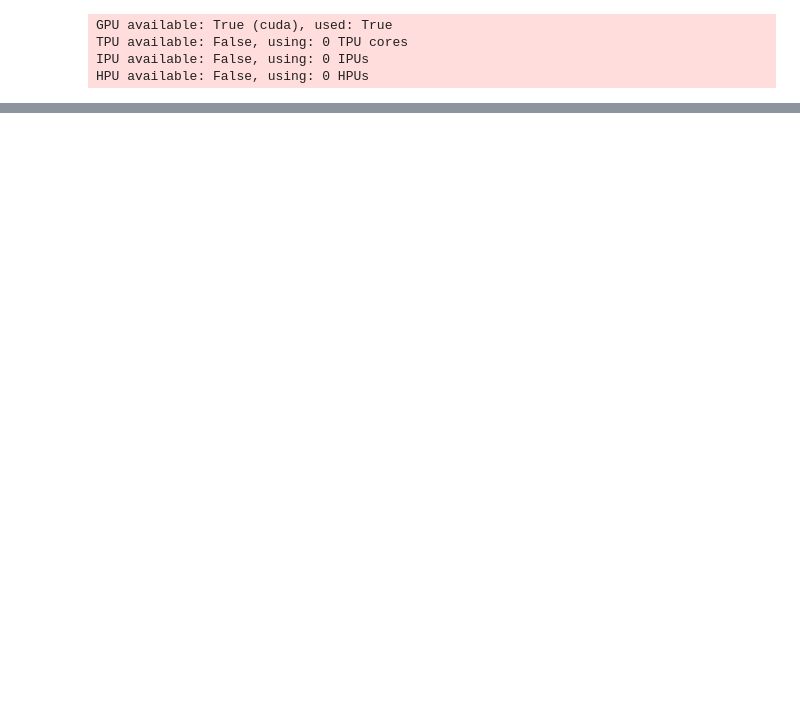
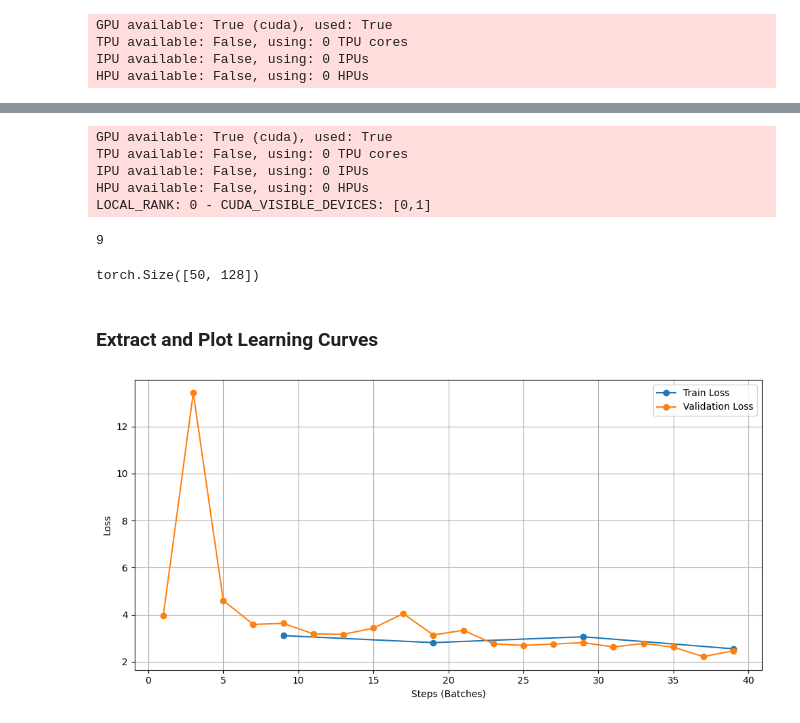
Before and after one commit to mxagar/tool_guides, a Jupyter notebook: pytorch_lightning/02_Lightning_SimCLR.ipynb, the cells around one changed output, grey strips where cells are left out. Drawn from its saved outputs; the diff is of its cells as text; code cells hidden in the pictures; blank space fills up the shorter version.

```diff
--- a/pytorch_lightning/02_Lightning_SimCLR.ipynb
+++ b/pytorch_lightning/02_Lightning_SimCLR.ipynb
@@ -666,0 +810,80 @@ LOCAL_RANK: 0 - CUDA_VISIBLE_DEVICES: [0,1]
+# %%
+# Also, it is possible to use the forward() and the predict_step() functions
+# of the LitSimCLR from the Trainer
+# NOTE that predict_step() is called
+trainer = pl.Trainer()
+predictions = trainer.predict(model=lit_simclr, dataloaders=test_loader)
+# %% [output]
+GPU available: True (cuda), used: True
+TPU available: False, using: 0 TPU cores
+IPU available: False, using: 0 IPUs
+HPU available: False, using: 0 HPUs
+LOCAL_RANK: 0 - CUDA_VISIBLE_DEVICES: [0,1]
+# %%
+# Number of batches
+len(predictions)
+# %% [output]
+9
+# %%
+# Batch 0, all outputs from Autoencoder: (B, 28*28)
+# NOTE that in this implementation the images were not resized to 28x28
+predictions[0].shape
+# %% [output]
+torch.Size([50, 128])
+# %% [markdown]
+### Extract and Plot Learning Curves
+# %%
+def get_latest_version(log_dir="lightning_logs"):
+    versions = [d for d in os.listdir(log_dir) if os.path.isdir(os.path.join(log_dir, d)) and d.startswith("version_")]
+    versions = sorted(versions, key=lambda s: int(s.split("_")[1]))
+    return versions[-1] if versions else None
+
+def get_learning_curves(log_dir="lightning_logs", version_dir=None):
+    """
+    If version_dir is passed, specific version directory is taken,
+    else the last version directory is taken from log_dir
+    """
+    if version_dir is None:
+        latest_version = get_latest_version(log_dir=log_dir)
+        version_dir = os.path.join(log_dir, latest_version)
+    event_acc = event_accumulator.EventAccumulator(version_dir)
+    event_acc.Reload()
+
+    #print("Event Keys:", event_acc.Tags())
+    #print("Scalar Tags:", event_acc.scalars.Keys())
+
+    # Get tracked metrics
+    train_loss = event_acc.Scalars('train_loss')
+    val_loss = event_acc.Scalars('val_loss')
+
+    # Extract the loss values as Python lists
+    train_loss = {
+        "steps": [event.step for event in train_loss],
+        "values": [event.value for event in train_loss]
+    }
+    val_loss = {
+        "steps": [event.step for event in val_loss],
+        "values": [event.value for event in val_loss]
+    }
+
+    return train_loss, val_loss
+
+# Plot training function
+def plot_training(train_loss_history, save_path=None, val_loss_history=None):
+    plt.figure(figsize=(10, 5))
+    plt.plot(train_loss_history['steps'], train_loss_history['values'], label="Train Loss", marker='o')
+    if val_loss_history is not None:
+        plt.plot(val_loss_history['steps'], val_loss_history['values'], label="Validation Loss", marker='o')
+    plt.xlabel("Steps (Batches)")
+    plt.ylabel("Loss")
+    plt.legend()
+    plt.grid(True)
+    plt.tight_layout()
+    if save_path is not None:
+        plt.savefig(save_path)
+    plt.show()
+
+train_loss, val_loss = get_learning_curves(log_dir=os.path.join(config.output_path, "lightning_logs", "my_experiment"))
+plot_training(train_loss_history=train_loss, val_loss_history=val_loss)
+# %% [output]
+[figure, added]
```
Also changed, not shown: parts of 16 cells of this notebook.
